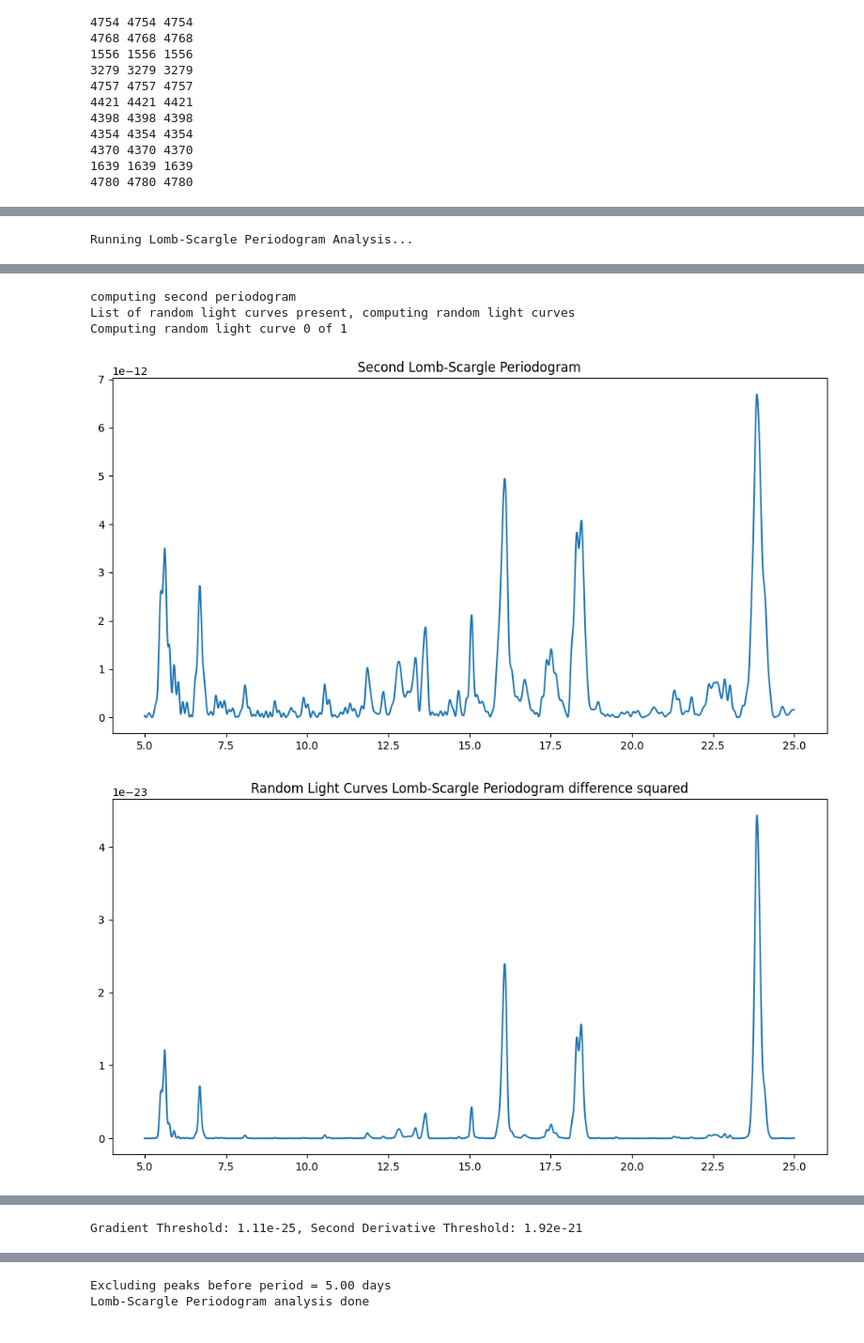
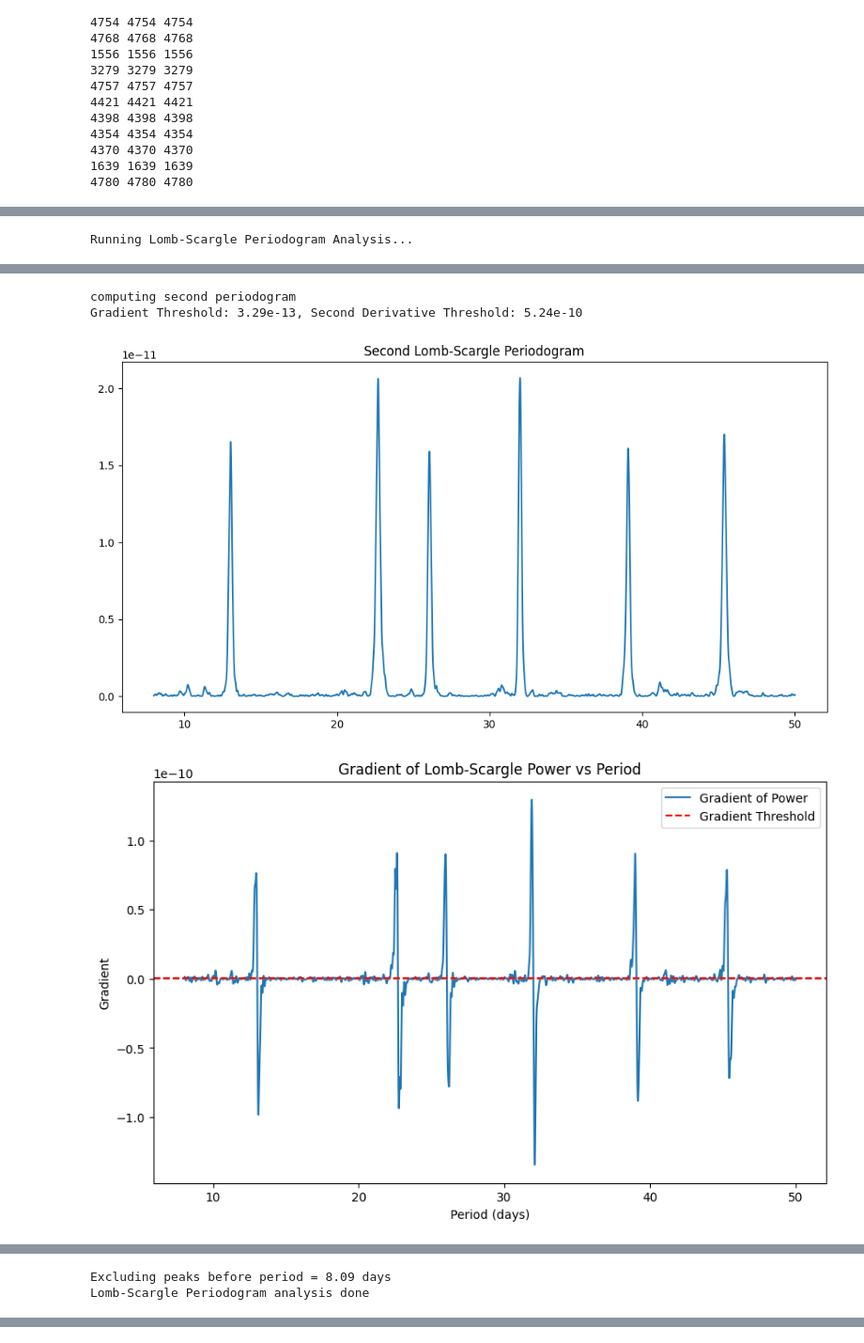
Before and after one commit to OliverMcEvoy/PlanetFinder, a Jupyter notebook: CourseworkBNotebook.ipynb, the cells around one changed output, grey strips where cells are left out. Shown at 94% size. Drawn from its saved outputs; the diff is of its cells as text; code cells hidden in the pictures.

```diff
--- a/CourseworkBNotebook.ipynb
+++ b/CourseworkBNotebook.ipynb
@@ -21,7 +21,7 @@ target =  'Kepler-11'
 kepler_dataframe_not_nice, stellar_data = courseworkb.fetch_kepler_data_and_stellar_info_normalise_entire_curve(target)
 
 file_path = 'CourseworkData/Objectlc'
-kepler_dataframe = courseworkb.loadDataFromFitsFiles(file_path)
+kepler_dataframe = courseworkb.loadDataFromFitsFiles(file_path,'medfilt')
 # %% [output]
 4375 4375 4375ght curve segment 62 of 62
 4573 4573 4573
@@ -42,7 +42,7 @@ kepler_dataframe = courseworkb.loadDataFromFitsFiles(file_path)
 4780 4780 4780
 # %%
 cursed_list = []
-for _ in range(50000):
+for _ in range(100):
     temp_list = []
     for _ in range(1):
         kepler_dataframe_tmp = courseworkb.loadDataFromFitsFiles(file_path, filter_type='savgol', randomise=True)
@@ -88,8 +88,10 @@ courseworkb.plot_light_curve(kepler_dataframe['time'], kepler_dataframe['flux'],
 # period_range_zoom =(1,20)
 # peaks_of_lightcurve_zoom = courseworkb.run_lomb_scargle_analysis(kepler_dataframe,resolution=5000, period_range=period_range_zoom , list_of_random_lightcurves=cursed_list)
 
-period_range_regular = (5 ,25)
-peaks_of_lightcurve = courseworkb.run_lomb_scargle_analysis(kepler_dataframe,resolution=5000, period_range=period_range_regular,list_of_random_lightcurves=cursed_list)
+period_range_regular = (8 ,50)
+#peaks_of_lightcurve = courseworkb.run_lomb_scargle_analysis(kepler_dataframe,resolution=5000, period_range=period_range_regular,list_of_random_lightcurves=cursed_list)
+peaks_of_lightcurve = courseworkb.run_lomb_scargle_analysis(kepler_dataframe,resolution=80000, period_range=period_range_regular)
+
 
 # add 2 sets of peak to the same array
 #peaks_of_lightcurve = np.concatenate((peaks_of_lightcurve_zoom,peaks_of_lightcurve),axis=0)
@@ -99,5 +101,4 @@ Running Lomb-Scargle Periodogram Analysis...
 computing second periodogram
-List of random light curves present, computing random light curves
-Computing random light curve 0 of 1
+Gradient Threshold: 3.29e-13, Second Derivative Threshold: 5.24e-10
-[figure, old version]
+[figure, new version]
-[figure, old version]
+[figure, new version]
@@ -104,0 +106,2 @@ Computing random light curve 0 of 1
+Excluding peaks before period = 8.09 days
+Lomb-Scargle Periodogram analysis done
@@ -106 +108,0 @@ Computing random light curve 0 of 1
-Gradient Threshold: 1.11e-25, Second Derivative Threshold: 1.92e-21
@@ -109,2 +108,0 @@ Gradient Threshold: 1.11e-25, Second Derivative Threshold: 1.92e-21
-Excluding peaks before period = 5.00 days
-Lomb-Scargle Periodogram analysis done
```
Also changed, not shown: parts of 11 cells of this notebook, 1 other file.
